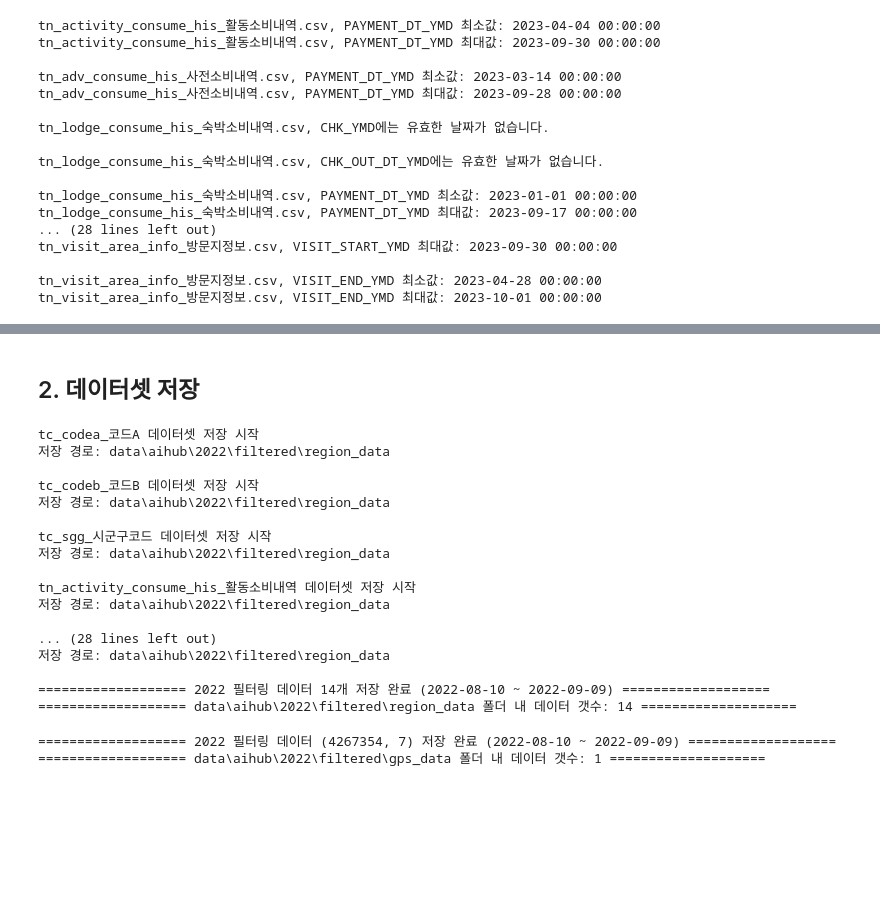
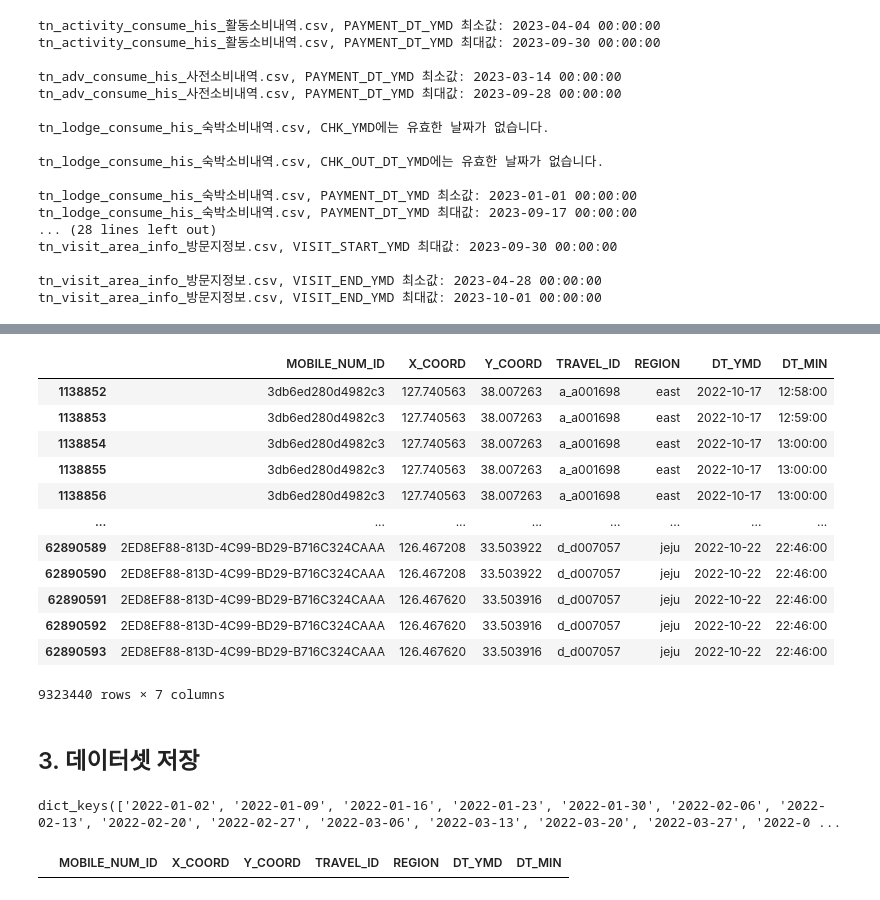
Before and after one commit to DencingParty/travel-data-engineering, a Jupyter notebook: one_week_data_for_test.ipynb, the cells around one changed output, grey strips where cells are left out. Cells and saved outputs as stored; diff of their text form; code cells hidden in the pictures; blank space fills up the shorter version.

```diff
--- a/one_week_data_for_test.ipynb
+++ b/one_week_data_for_test.ipynb
@@ -297,0 +322,28 @@ filtered_dfs_22["tc_codea_코드A"]
+# %%
+def get_weekly_gps(weekly_dict):
+
+    # gps 파일 불러온다
+    path_parquet_22 = os.path.join("data", "aihub", "2022", "total_combined",
+                                   "gps_data_parquet", "total_gps_2022.parquet")
+    path_parquet_23 = os.path.join("data", "aihub", "2023", "total_combined",
+                                   "gps_data_parquet", "total_gps_2023.parquet")
+
+    gps_22 = pd.read_parquet(path_parquet_22, engine="pyarrow")
+    gps_23 = pd.read_parquet(path_parquet_23, engine="pyarrow")
+
+    gps_dict = {}
+
+    # week_53에서 연도 바뀐다 (2023년)
+    for key in weekly_dict:
+        start_date = weekly_dict[key]["start_date"]
+        end_date = weekly_dict[key]["end_date"]
+
+        if start_date.startswith("2022"):
+            gps_dict[start_date] = filter_by_date_gps(gps_22, "DT_YMD", start_date, end_date)
+
+        else:
+            gps_dict[start_date] = filter_by_date_gps(gps_23, "DT_YMD", start_date, end_date)
+
+    return gps_dict
+# %%
+gps_dict_default = get_weekly_gps(weekly_default_dict)
@@ -298,2 +368,18 @@ filtered_dfs_22["tc_codea_코드A"]
+# %%
+gps_dict_default["2022-10-16"]
+# %% [output]
+|  | MOBILE_NUM_ID | X_COORD | Y_COORD | TRAVEL_ID | REGION | DT_YMD | DT_MIN |
+| 1138852 | 3db6ed280d4982c3 | 127.740563 | 38.007263 | a_a001698 | east | 2022-10-17 | 12:58:00 |
+| 1138853 | 3db6ed280d4982c3 | 127.740563 | 38.007263 | a_a001698 | east | 2022-10-17 | 12:59:00 |
+| 1138854 | 3db6ed280d4982c3 | 127.740563 | 38.007263 | a_a001698 | east | 2022-10-17 | 13:00:00 |
+| 1138855 | 3db6ed280d4982c3 | 127.740563 | 38.007263 | a_a001698 | east | 2022-10-17 | 13:00:00 |
+| 1138856 | 3db6ed280d4982c3 | 127.740563 | 38.007263 | a_a001698 | east | 2022-10-17 | 13:00:00 |
+| ... | ... | ... | ... | ... | ... | ... | ... |
+| 62890589 | 2ED8EF88-813D-4C99-BD29-B716C324CAAA | 126.467208 | 33.503922 | d_d007057 | jeju | 2022-10-22 | 22:46:00 |
+| 62890590 | 2ED8EF88-813D-4C99-BD29-B716C324CAAA | 126.467208 | 33.503922 | d_d007057 | jeju | 2022-10-22 | 22:46:00 |
+| 62890591 | 2ED8EF88-813D-4C99-BD29-B716C324CAAA | 126.467620 | 33.503916 | d_d007057 | jeju | 2022-10-22 | 22:46:00 |
+| 62890592 | 2ED8EF88-813D-4C99-BD29-B716C324CAAA | 126.467620 | 33.503916 | d_d007057 | jeju | 2022-10-22 | 22:46:00 |
+| 62890593 | 2ED8EF88-813D-4C99-BD29-B716C324CAAA | 126.467620 | 33.503916 | d_d007057 | jeju | 2022-10-22 | 22:46:00 |
+9323440 rows × 7 columns
 # %% [markdown]
-## 2. 데이터셋 저장
+## 3. 데이터셋 저장
@@ -343,25 +385,0 @@ def store_filtered_data(data, dir1="aihub", dir2="2022", is_gps="no", start_date
-# %%
-store_filtered_data(filtered_dfs_22, is_gps="no", start_date="2022-08-10", end_date="2022-09-09")
-# %% [output]
-tc_codea_코드A 데이터셋 저장 시작
-저장 경로: data\aihub\2022\filtered\region_data
-
-tc_codeb_코드B 데이터셋 저장 시작
-저장 경로: data\aihub\2022\filtered\region_data
-
-tc_sgg_시군구코드 데이터셋 저장 시작
-저장 경로: data\aihub\2022\filtered\region_data
-
-tn_activity_consume_his_활동소비내역 데이터셋 저장 시작
-저장 경로: data\aihub\2022\filtered\region_data
-
-... (28 lines left out)
-저장 경로: data\aihub\2022\filtered\region_data
-
-=================== 2022 필터링 데이터 14개 저장 완료 (2022-08-10 ~ 2022-09-09) ===================
-=================== data\aihub\2022\filtered\region_data 폴더 내 데이터 갯수: 14 ====================
-# %%
-store_filtered_data(filtered_gps_dfs_22, is_gps="yes", start_date="2022-08-10", end_date="2022-09-09")
-# %% [output]
-=================== 2022 필터링 데이터 (4267354, 7) 저장 완료 (2022-08-10 ~ 2022-09-09) ===================
-=================== data\aihub\2022\filtered\gps_data 폴더 내 데이터 갯수: 1 ====================
@@ -367,0 +442,8 @@ store_filtered_data(filtered_gps_dfs_22, is_gps="yes", start_date="2022-08-10",
+# %%
+gps_dict_default.keys()
+# %% [output]
+dict_keys(['2022-01-02', '2022-01-09', '2022-01-16', '2022-01-23', '2022-01-30', '2022-02-06', '2022-02-13', '2022-02-20', '2022-02-27', '2022-03-06', '2022-03-13', '2022-03-20', '2022-03-27', '2022-0 ...
+# %%
+gps_dict_default["2022-01-02"]
+# %% [output]
+|  | MOBILE_NUM_ID | X_COORD | Y_COORD | TRAVEL_ID | REGION | DT_YMD | DT_MIN |
```
Also changed, not shown: parts of 25 cells of this notebook, 1 other file.
